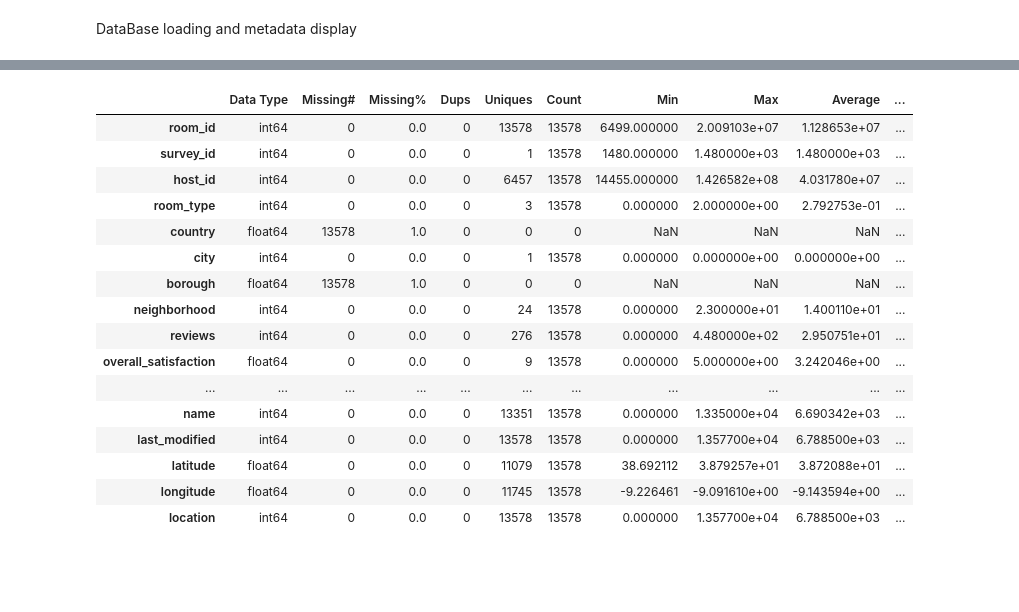
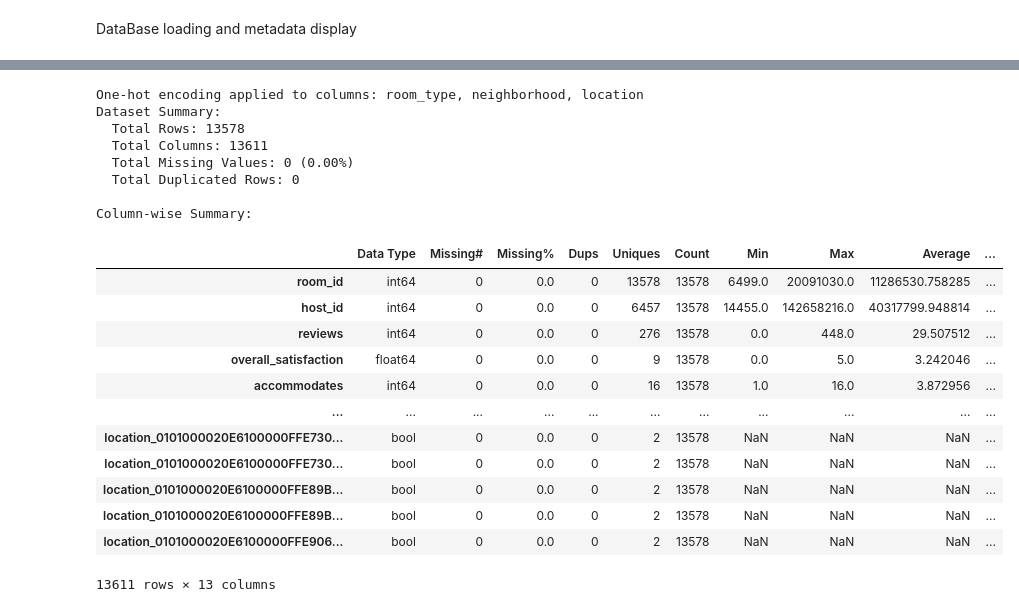
Before and after one commit to Gutelvam/AIFundamentsClass, a Jupyter notebook: notebooks/Assessment_2_multimodel_pipeline.ipynb, the cells around one changed output, grey strips where cells are left out. Drawn from its saved outputs; the diff is of its cells as text; code cells hidden in the pictures; blank space fills up the shorter version.

```diff
--- a/notebooks/Assessment_2_multimodel_pipeline.ipynb
+++ b/notebooks/Assessment_2_multimodel_pipeline.ipynb
@@ -66,6 +80,10 @@ class MissingValuesStrategy(Enum):
 	MEDIAN = "median"
 	MODE = "mode"
 	CONSTANT = "constant"
+# %%
+class DataClassification(Enum):
+	NUMERICAL = "numerical"
+	CATEGORICAL = "categorical"
 # %%
 class DataPreparation:
 	def __init__(self, file_path=None, target_column=None):
@@ -652,3 +836,3 @@ DataBase loading and metadata display
 # %%
-airbnb_data_prep:DataPreparation = DataPreparation("../data/learning/airbnb_lisbon/airbnb_lisbon_1480_2017-07-27.csv", target_column="price")
+uairbnb_data_prep:DataPreparation = DataPreparation("../data/learning/airbnb_lisbon/airbnb_lisbon_1480_2017-07-27.csv", target_column="price")
 # %% [output]
@@ -672,21 +902,25 @@ airbnb_data_prep:DataPreparation = DataPreparation("../data/learning/airbnb_lisb
 # %%
-airbnb_data_prep.encode_categorical()
-airbnb_data_prep.summary()
+uairbnb_data_prep.encode_categorical()
+uairbnb_data_prep.summary()
 # %% [output]
+One-hot encoding applied to columns: room_type, neighborhood, location
+Dataset Summary:
+  Total Rows: 13578
+  Total Columns: 13611
+  Total Missing Values: 0 (0.00%)
+  Total Duplicated Rows: 0
+
+Column-wise Summary:
 |  | Data Type | Missing# | Missing% | Dups | Uniques | Count | Min | Max | Average | ... |
-| room_id | int64 | 0 | 0.0 | 0 | 13578 | 13578 | 6499.000000 | 2.009103e+07 | 1.128653e+07 | ... |
-| survey_id | int64 | 0 | 0.0 | 0 | 1 | 13578 | 1480.000000 | 1.480000e+03 | 1.480000e+03 | ... |
-| host_id | int64 | 0 | 0.0 | 0 | 6457 | 13578 | 14455.000000 | 1.426582e+08 | 4.031780e+07 | ... |
-| room_type | int64 | 0 | 0.0 | 0 | 3 | 13578 | 0.000000 | 2.000000e+00 | 2.792753e-01 | ... |
-| country | float64 | 13578 | 1.0 | 0 | 0 | 0 | NaN | NaN | NaN | ... |
-| city | int64 | 0 | 0.0 | 0 | 1 | 13578 | 0.000000 | 0.000000e+00 | 0.000000e+00 | ... |
-| borough | float64 | 13578 | 1.0 | 0 | 0 | 0 | NaN | NaN | NaN | ... |
-| neighborhood | int64 | 0 | 0.0 | 0 | 24 | 13578 | 0.000000 | 2.300000e+01 | 1.400110e+01 | ... |
-| reviews | int64 | 0 | 0.0 | 0 | 276 | 13578 | 0.000000 | 4.480000e+02 | 2.950751e+01 | ... |
-| overall_satisfaction | float64 | 0 | 0.0 | 0 | 9 | 13578 | 0.000000 | 5.000000e+00 | 3.242046e+00 | ... |
+| room_id | int64 | 0 | 0.0 | 0 | 13578 | 13578 | 6499.0 | 20091030.0 | 11286530.758285 | ... |
+| host_id | int64 | 0 | 0.0 | 0 | 6457 | 13578 | 14455.0 | 142658216.0 | 40317799.948814 | ... |
+| reviews | int64 | 0 | 0.0 | 0 | 276 | 13578 | 0.0 | 448.0 | 29.507512 | ... |
+| overall_satisfaction | float64 | 0 | 0.0 | 0 | 9 | 13578 | 0.0 | 5.0 | 3.242046 | ... |
+| accommodates | int64 | 0 | 0.0 | 0 | 16 | 13578 | 1.0 | 16.0 | 3.872956 | ... |
 | ... | ... | ... | ... | ... | ... | ... | ... | ... | ... | ... |
-| name | int64 | 0 | 0.0 | 0 | 13351 | 13578 | 0.000000 | 1.335000e+04 | 6.690342e+03 | ... |
-| last_modified | int64 | 0 | 0.0 | 0 | 13578 | 13578 | 0.000000 | 1.357700e+04 | 6.788500e+03 | ... |
-| latitude | float64 | 0 | 0.0 | 0 | 11079 | 13578 | 38.692112 | 3.879257e+01 | 3.872088e+01 | ... |
-| longitude | float64 | 0 | 0.0 | 0 | 11745 | 13578 | -9.226461 | -9.091610e+00 | -9.143594e+00 | ... |
-| location | int64 | 0 | 0.0 | 0 | 13578 | 13578 | 0.000000 | 1.357700e+04 | 6.788500e+03 | ... |
+| location_0101000020E6100000FFE730... | bool | 0 | 0.0 | 0 | 2 | 13578 | NaN | NaN | NaN | ... |
+| location_0101000020E6100000FFE730... | bool | 0 | 0.0 | 0 | 2 | 13578 | NaN | NaN | NaN | ... |
+| location_0101000020E6100000FFE89B... | bool | 0 | 0.0 | 0 | 2 | 13578 | NaN | NaN | NaN | ... |
+| location_0101000020E6100000FFE89B... | bool | 0 | 0.0 | 0 | 2 | 13578 | NaN | NaN | NaN | ... |
+| location_0101000020E6100000FFE906... | bool | 0 | 0.0 | 0 | 2 | 13578 | NaN | NaN | NaN | ... |
+13611 rows × 13 columns
```
Also changed, not shown: parts of 23 cells of this notebook.
